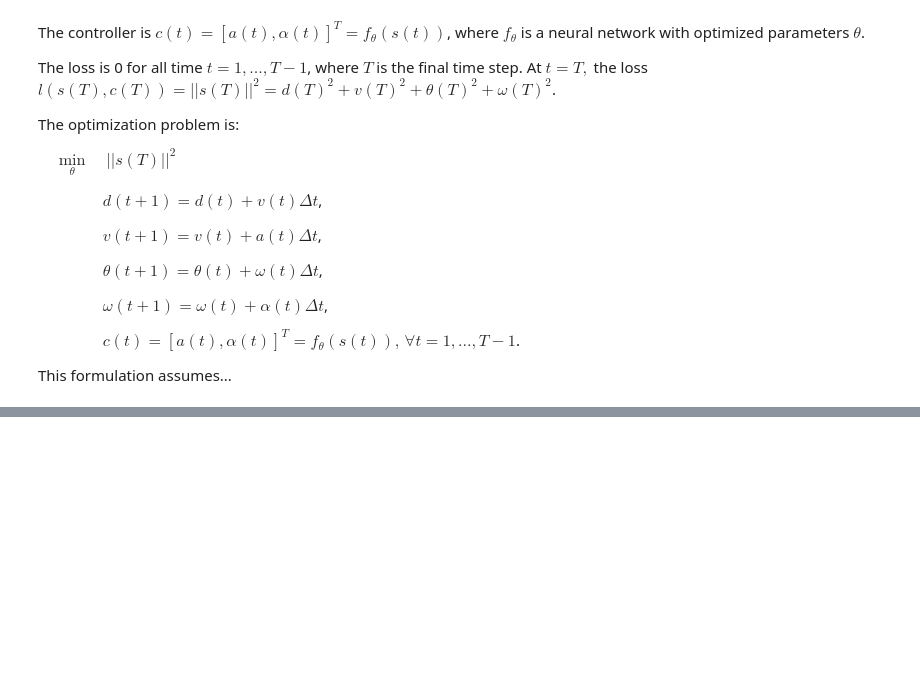
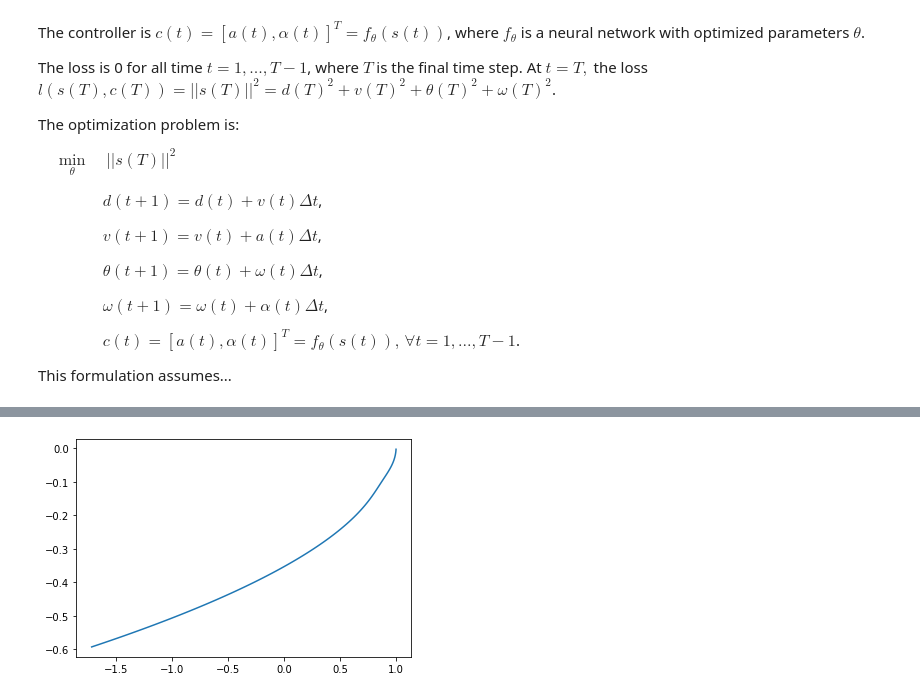
Before and after one commit to ShawnSchmucker/MAE-494-Fall-2022, a Jupyter notebook: Project_1.ipynb, the cells around one changed output, grey strips where cells are left out. Saved outputs shown, nothing was run; the diff lists cells and outputs as text; code cells hidden in the pictures; blank space fills up the shorter version.

```diff
--- a/Project_1.ipynb
+++ b/Project_1.ipynb
@@ -46,10 +46,10 @@ from torch import optim
 from torch.nn import utils
 import matplotlib.pyplot as plt
 
-DT = 0.1
-G = 0.12
-THRUST = 0.18
-ROTATE = 20
+DT = 0.1 # time step
+G = 0.12 # gravitational acceleration constant
+THRUST = 0.18 # linear thrust constant
+ROTATE = 20 # rotational thrust constant
 
 class Dynamics(nn.Module):
 
@@ -59,18 +59,18 @@ class Dynamics(nn.Module):
   @staticmethod
   def forward(state, action):
 
-    dx_gravity = t.tensor([0., G * DT, 0., 0.])
+    dx_gravity = t.tensor([0., -G * DT, 0., 0.])
 
     dx_thrust = t.tensor([0., THRUST * DT * action[0], 0., ROTATE * DT * action[1]])
 
     state = state + dx_gravity + dx_thrust
 
-    step_mat = t.tensor([1., DT, 0., 0.],
+    step_mat = t.tensor([[1., DT, 0., 0.],
                         [0., 1., 0., 0.],
                         [0., 0., 1., DT],
-                        [0., 0., 0., 1.])
+                        [0., 0., 0., 1.]])
 
-    state = t.matmul(step_mat, state)
+    state = t.matmul(step_mat, state.T)
 
     return state
 
@@ -78,7 +78,7 @@ class Controller(nn.Module):
 
   def __init__(self, dim_input, dim_hidden, dim_output):
 
-    super(Controller self).__init__()
+    super(Controller, self).__init__()
     self.network = nn.Sequential(
         nn.Linear(dim_input, dim_hidden),
         nn.Tanh(),
@@ -89,3 +89,72 @@ class Controller(nn.Module):
   def forward(self, state):
     action = self.network(state)
     return action
+
+class Simulation(nn.Module):
+
+  def __init__(self, controller, dynamics, T):
+    super(Simulation, self).__init__()
+    self.state = self.initialize_state()
+    self.controller = controller
+    self.dynamics = dynamics
+    self.T = T
+    self.action_trajectory = []
+    self.state_trajectory = []
+
+  def forward(self, state):
+    self.action_trajectory = []
+    self.state_trajectory = []
+    for _ in range(T):
+      action = self.controller.forward(state)
+      state = self.dynamics.forward(state, action)
+      self.action_trajectory.append(action)
+      self.state_trajectory.append(state)
+    return self.error(state)
+
+  @staticmethod
+  def initialize_state():
+    state = [1., 0., 0.5, 0]
+    return t.tensor(state, requires_grad=False).float()
+
+  def error(self, state):
+    return state[0]**2 + state[1]**2 + state[2]**2 + state[3]**2
+
+class Optimize:
+  def __init__(self, simulation):
+    self.simulation = simulation
+    self.parameters = simulation.controller.parameters()
+    self.optimizer = optim.LBFGS(self.parameters, lr=0.01)
+
+  def step(self):
+    def closure():
+      loss = self.simulation(self.simulation.state)
+      loss.requires_grad = True
+      self.optimizer.zero_grad()
+      loss.backward()
+      return loss
+    self.optimizer.step(closure)
+    return closure()
+
+  def train(self, epochs):
+    for epoch in range(epochs):
+      loss = self.step()
+      print('[%d] loss: %.3f' % (epoch + 1, loss))
+      self.visualize()
+
+  def visualize(self):
+    data = np.array([self.simulation.state_trajectory[i].detach().numpy() for i in range(self.simulation.T)])
+    x = data[:, 0]
+    y = data[:, 1]
+    plt.plot(x, y)
+    plt.show()
+
+T = 100
+dim_input = 4
+dim_hidden = 6
+dim_output = 2
+d = Dynamics()
+c = Controller(dim_input, dim_hidden, dim_output)
+s = Simulation(c, d, T)
+o = Optimize(s)
+o.train(40)
+# %% [output]
@@ -91,0 +162 @@ class Controller(nn.Module):
+[figure, added]
```
Also changed, not shown: parts of 1 cell of this notebook.
